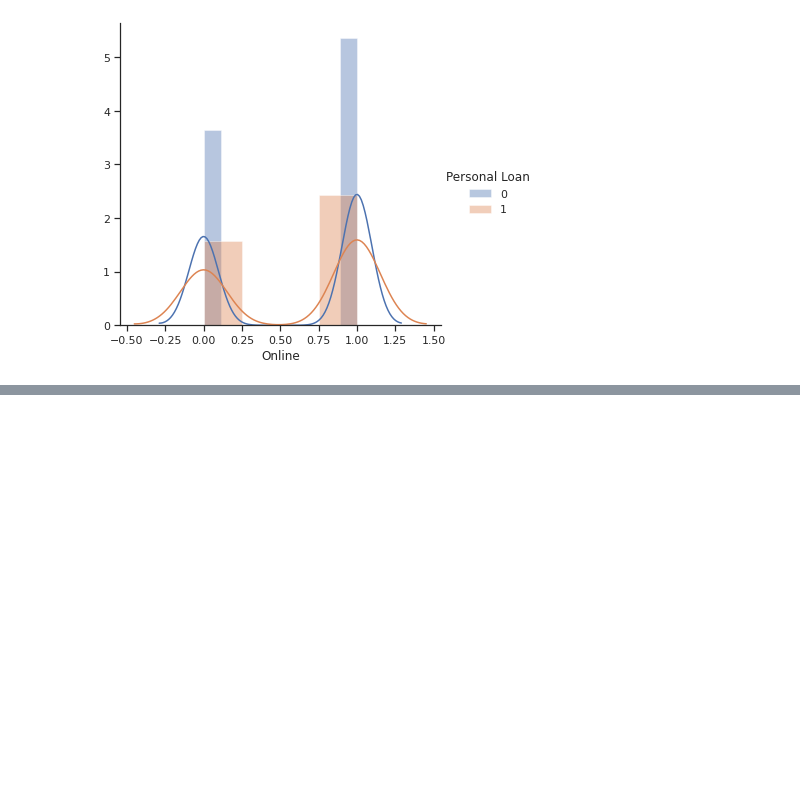
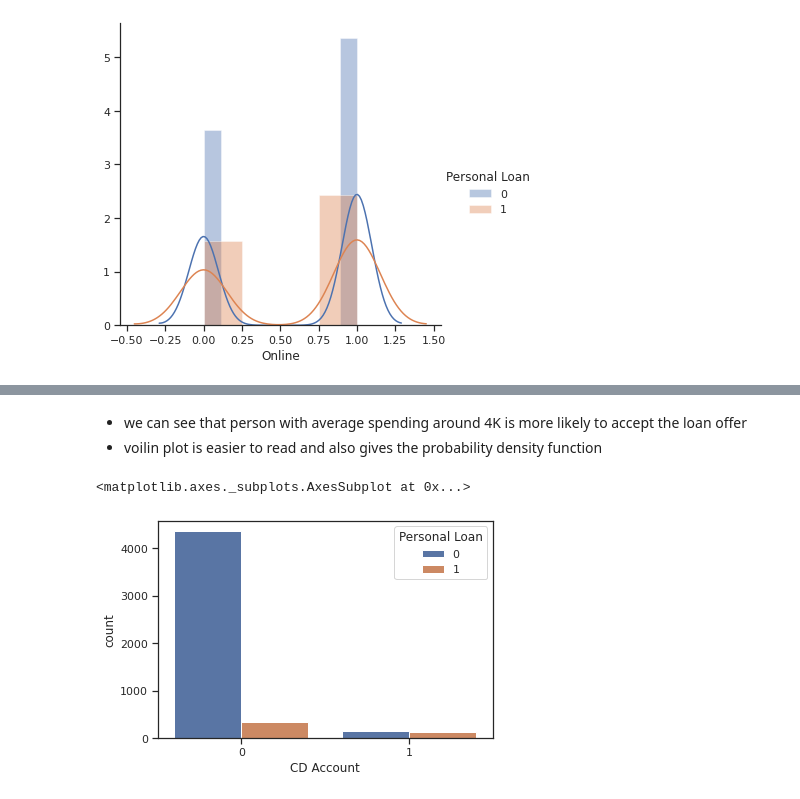
Before and after one commit to mhz1123/internship, a Jupyter notebook: ml_project.ipynb, the cells around one changed output, grey strips where cells are left out. Cells and saved outputs as stored; diff of their text form; code cells hidden in the pictures; blank space fills up the shorter version.

```diff
--- a/ml_project.ipynb
+++ b/ml_project.ipynb
@@ -379,0 +406,8 @@ sns.FacetGrid(data, hue= "Personal Loan", size=5).map(sns.distplot,"Online").add
+# %% [markdown]
+* we can see that person with average spending around 4K is more likely to accept the loan offer
+* voilin plot is easier to read and also gives the probability density function
+# %%
+sns.countplot(x='CD Account',data=data,hue='Personal Loan')
+# %% [output]
+<matplotlib.axes._subplots.AxesSubplot at 0x...>
+[figure, added]
```
Also changed, not shown: parts of 25 cells of this notebook.
